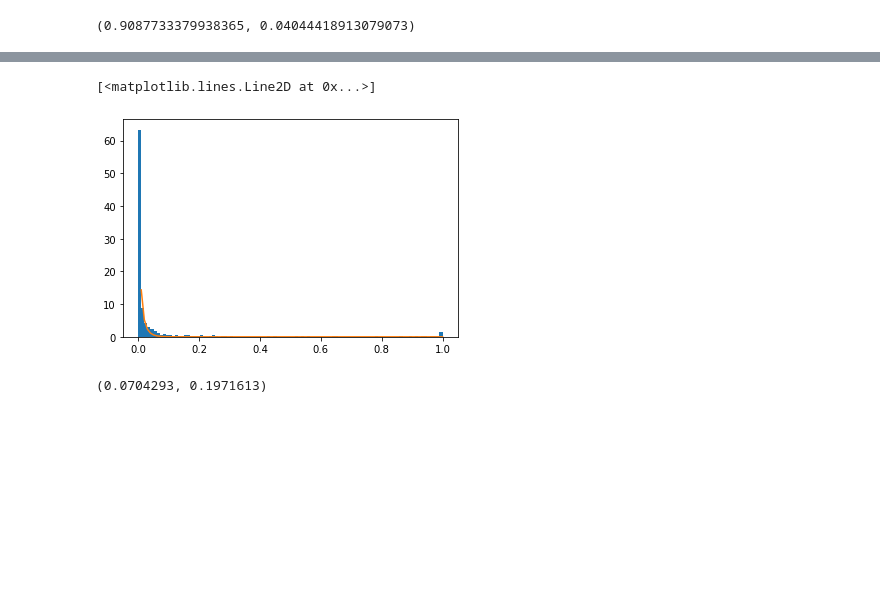
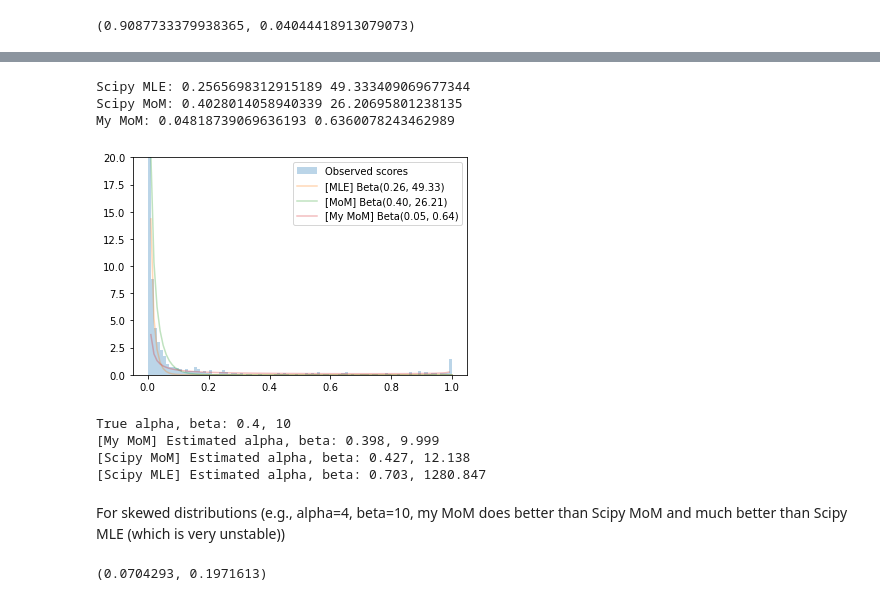
Before and after one commit to tiffanyding/empirical-bayes-conformal, a Jupyter notebook: imagenet_experiments.ipynb, the cells around one changed output, grey strips where cells are left out. Saved outputs shown, nothing was run; the diff lists cells and outputs as text; code cells hidden in the pictures; blank space fills up the shorter version.

```diff
--- a/imagenet_experiments.ipynb
+++ b/imagenet_experiments.ipynb
@@ -222,16 +225,36 @@ np.mean(cb_class_specific_cov), np.std(cb_class_specific_cov)
 # Select data
 k = 1
 classk_scores = scores[labels==k,k]
+print('n =', len(classk_scores))
 
-# Fit distribution to data
-a_k, b_k, _, _ = beta.fit(classk_scores)
-print(a_k, b_k)
-print('n =', len(classk_scores))
+# Fit distribution to data using MLE
+a_k, b_k, _, _ = beta.fit(classk_scores, method='MLE')
+print('Scipy MLE:', a_k, b_k)
+
+# Fit distribution to data using scipy's MoM
+a2_k, b2_k, _, _ = beta.fit(classk_scores, method='MM')
+print('Scipy MoM:', a2_k, b2_k)
+
+# Fit distribution to data using my MoM
+a3_k, b3_k = beta_MoM(classk_scores)
+print('My MoM:', a3_k, b3_k)
 
 
 # Plot
 grid = np.linspace(0, 1, 100)
-plt.hist(classk_scores, label='Observed scores', bins=grid, density=True) # Data
-fitted_distr = beta.pdf(grid, a_k, b_k)# Fitted distribution
-plt.plot(grid, fitted_distr, label= f'Beta({a_k}, {b_k})')
+plt.hist(classk_scores, label='Observed scores', bins=grid, density=True, alpha=0.3) # Data
+
+mle_fitted_distr = beta.pdf(grid, a_k, b_k)# MLE fitted distribution
+plt.plot(grid, mle_fitted_distr, label= f'[MLE] Beta({a_k:.2f}, {b_k:.2f})', alpha=0.3)
+
+mom_fitted_distr = beta.pdf(grid, a2_k, b2_k)# MoM fitted distribution
+plt.plot(grid, mom_fitted_distr, label= f'[MoM] Beta({a2_k:.2f}, {b2_k:.2f})', alpha=0.3)
+
+mom2_fitted_distr = beta.pdf(grid, a3_k, b3_k) # MoM fitted distribution
+plt.plot(grid, mom2_fitted_distr, label= f'[My MoM] Beta({a3_k:.2f}, {b3_k:.2f})', alpha=0.3)
+
+
+plt.legend()
+plt.ylim(0,20)
+plt.show()
 # %% [output]
@@ -241,5 +263,32 @@ n = 1176
-[<matplotlib.lines.Line2D at 0x...>]
+Scipy MLE: 0.2565698312915189 49.333409069677344
+Scipy MoM: 0.4028014058940339 26.20695801238135
+My MoM: 0.04818739069636193 0.6360078243462989
-[figure, old version]
+[figure, new version]
+# %%
+# Sanity check that my MoM can correctly estimate the parameter values
+a, b = 0.4, 10
+print(f"True alpha, beta: {a}, {b}")
+
+n = 100000
+samples = np.random.beta(a,b, size=(n,))
+
+
+est_a, est_b = beta_MoM(samples)
+print(f"[My MoM] Estimated alpha, beta: {est_a:.3f}, {est_b:.3f}")
+
+
+est_a2, est_b2, _, _ = beta.fit(samples, method='MM')
+print(f"[Scipy MoM] Estimated alpha, beta: {est_a2:.3f}, {est_b2:.3f}")
+
+est_a3, est_b3, _, _ = beta.fit(samples, method='MLE')
+print(f"[Scipy MLE] Estimated alpha, beta: {est_a3:.3f}, {est_b3:.3f}")
+# %% [output]
+True alpha, beta: 0.4, 10
+[My MoM] Estimated alpha, beta: 0.398, 9.999
+[Scipy MoM] Estimated alpha, beta: 0.427, 12.138
+[Scipy MLE] Estimated alpha, beta: 0.703, 1280.847
+# %% [markdown]
+For skewed distributions (e.g., alpha=4, beta=10, my MoM does better than Scipy MoM and much better than Scipy MLE (which is very unstable))
 # %%
 classk_scores.mean(), classk_scores.std()
 # %% [output]
```
Also changed, not shown: parts of 4 cells of this notebook, 1 other file.
